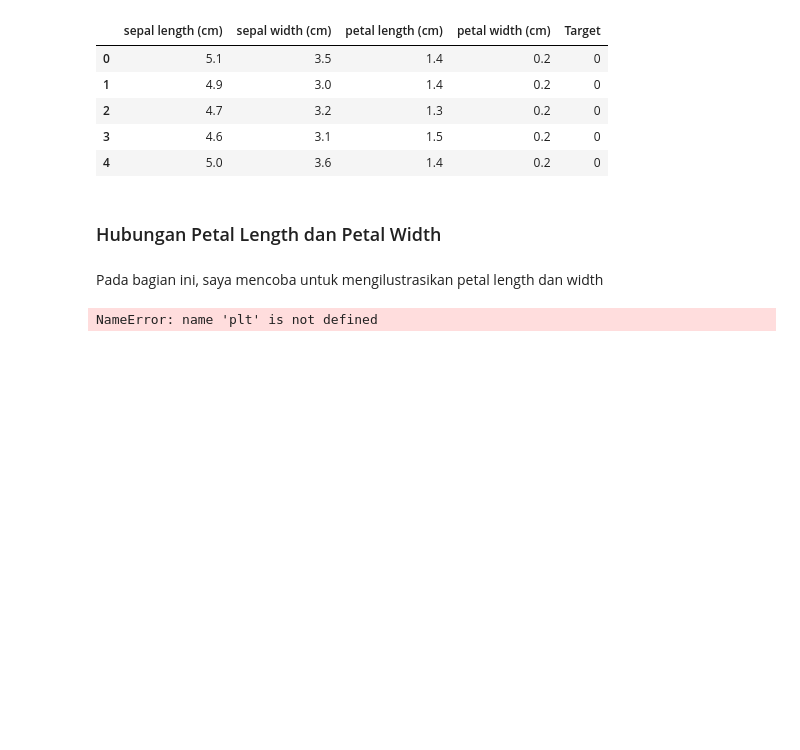
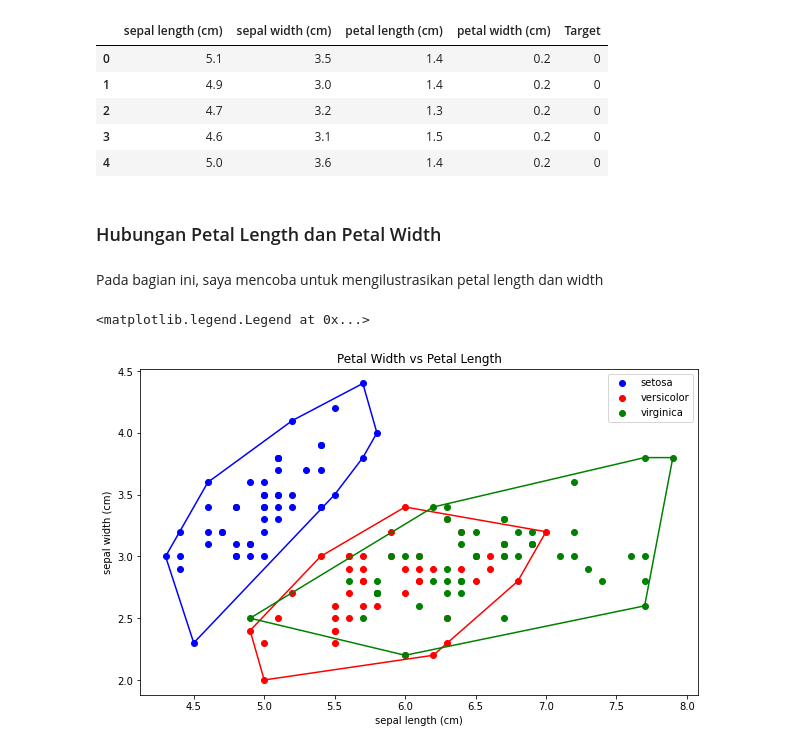
Before and after one commit to bayusamudra5502/Stima-ConvexHull, a Jupyter notebook: src/notebook.ipynb, the cells around one changed output. Drawn from its saved outputs; the diff is of its cells as text; code cells hidden in the pictures; blank space fills up the shorter version.

Commit message:
Menambah sang legenda

```diff
--- a/src/notebook.ipynb
+++ b/src/notebook.ipynb
@@ -40,13 +36,19 @@ Pada bagian ini, saya mencoba untuk mengilustrasikan petal length dan width
 # %%
 plt.figure(figsize=(10,6))
 colors = ['b','r','g']
+
+plt.title('Petal Width vs Petal Length')
+plt.xlabel(iris.feature_names[0])
+plt.ylabel(iris.feature_names[1])
 
 for i in range(len(iris.target_names)):
   data = iris_ds[iris_ds['Target'] == i]
   data = data.iloc[:,[0,1]].values
   hull = myConvexHull(data)
 
-  if i == 1:
-    show_graph(data, hull, colors[i])
+  show_graph(data, hull, colors[i], iris.target_names[i])
+
+plt.legend()
 # %% [output]
-NameError: name 'plt' is not defined
+<matplotlib.legend.Legend at 0x...>
+[figure, added]
```
Also changed, not shown: parts of 5 cells of this notebook, 1 other file.
